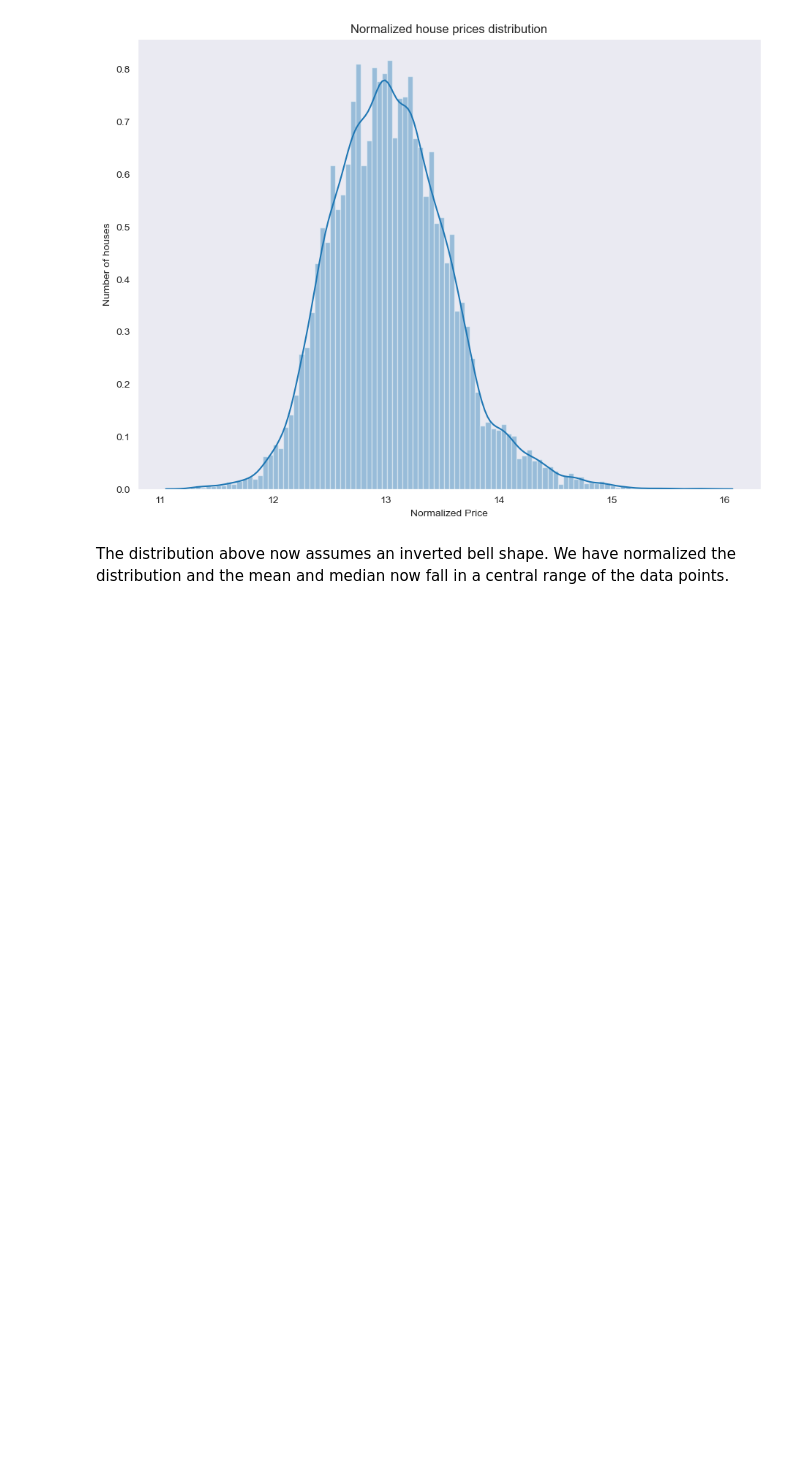
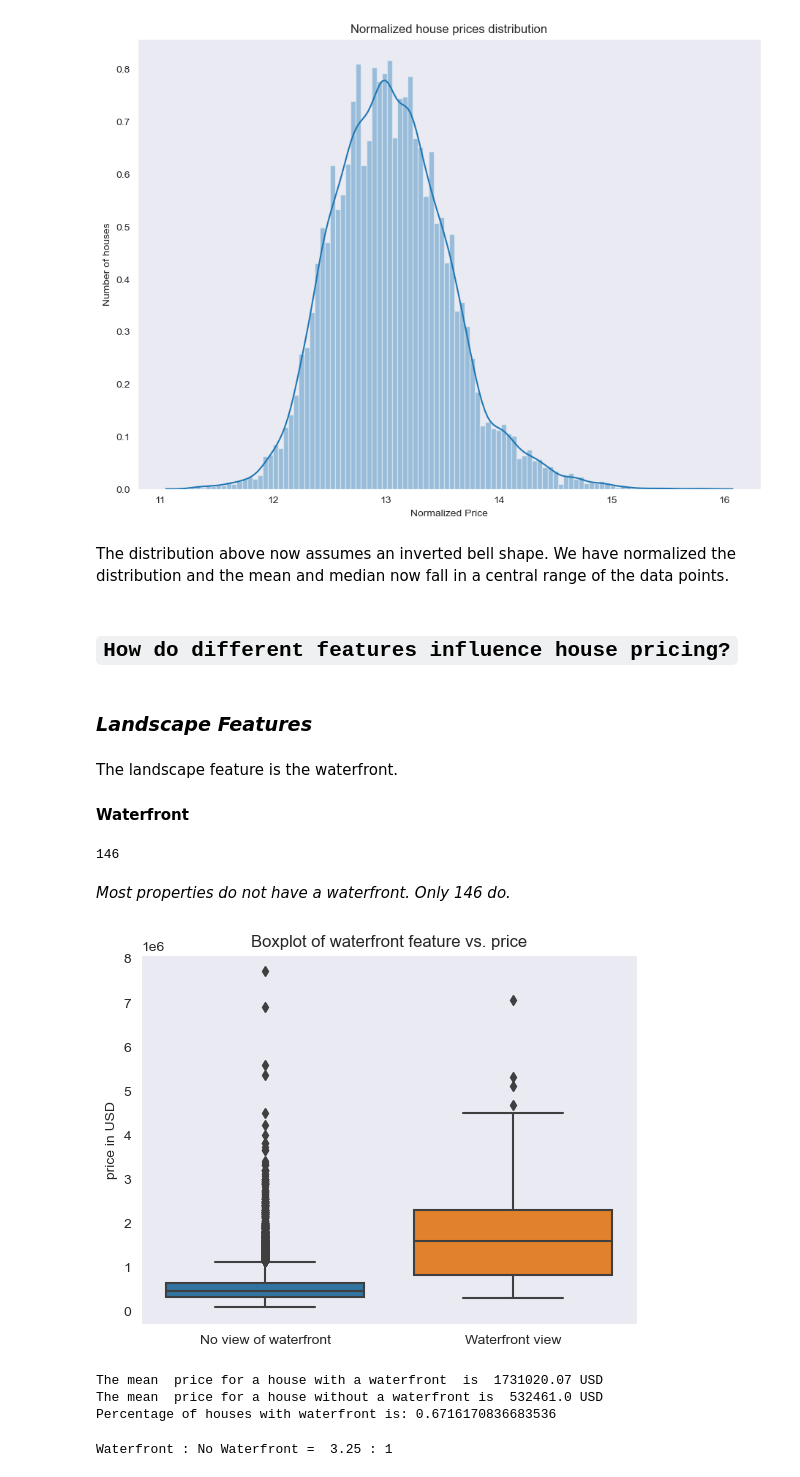
Before and after one commit to paulngatia/Dsc-Phase-2-Project-v2-3, a Jupyter notebook: student.ipynb, the cells around one changed output. Saved outputs shown, nothing was run; the diff lists cells and outputs as text; code cells hidden in the pictures; blank space fills up the shorter version.

Commit message:
Effects of Landscape and House features on house pricing

```diff
--- a/student.ipynb
+++ b/student.ipynb
@@ -456,3 +456,42 @@ plt.show()
 [figure]
 # %% [markdown]
 The distribution above now assumes an inverted bell shape. We have normalized the distribution and the mean and median now fall in a central range of the data points.
+# %% [markdown]
+## `How do different features influence house pricing?`
+# %% [markdown]
+### *Landscape Features*
+# %% [markdown]
+The landscape feature is the waterfront.
+#### Waterfront
+# %%
+total_waterfront_yes
+# %% [output]
+146
+# %% [markdown]
+*Most properties do not have a waterfront. Only 146 do.*
+# %%
+# Plot boxplot of waterfront feature
+sns.boxplot(x = df['waterfront'], y = df['price'])
+plt.title("Boxplot of waterfront feature vs. price")
+plt.ylabel("price in USD")
+plt.xlabel(None)
+plt.xticks(np.arange(2), ('No view of waterfront', 'Waterfront view'))
+plt.show()
+# %% [output]
+[figure, added]
+# %%
+waterfront_mean = df[df['waterfront'] == 'YES']['price'].mean()
+no_waterfront_mean = df[df['waterfront'] == 'NO']['price'].mean()
+print(f"The mean  price for a house with a waterfront  is  {round(waterfront_mean,2)} USD")
+print(f"The mean  price for a house without a waterfront is  {round(no_waterfront_mean,2)} USD")
+print(f"Percentage of houses with waterfront is: {len(df[df['waterfront'] == 'YES'])/len(df)*100}")
+# %% [output]
+The mean  price for a house with a waterfront  is  1731020.07 USD
+The mean  price for a house without a waterfront is  532461.0 USD
+Percentage of houses with waterfront is: 0.6716170836683536
+# %%
+# Mean Price Ratio of Houses with Waterfront : Houses without Waterfront
+mpr_waterfront = waterfront_mean / no_waterfront_mean
+print(f'Waterfront : No Waterfront = ',round(mpr_waterfront, 2),': 1')
+# %% [output]
+Waterfront : No Waterfront =  3.25 : 1
```
Also changed, not shown: parts of 5 cells of this notebook.
